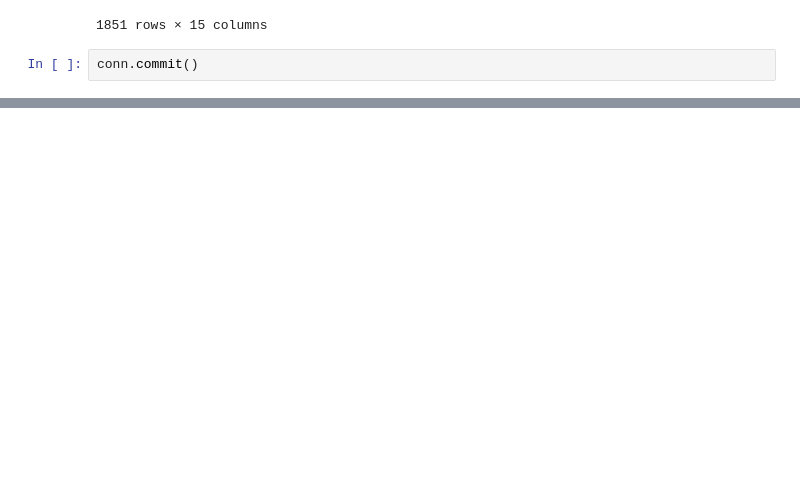
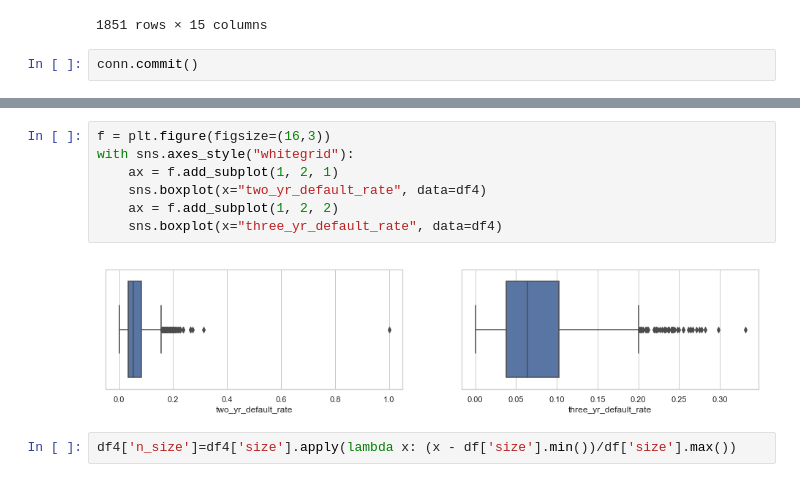
Before and after one commit to thomsu/College_Scorecard, a Jupyter notebook: Untitled.ipynb, the cells around one changed output, grey strips where cells are left out. Cells and saved outputs as stored; diff of their text form; blank space fills up the shorter version.

```diff
--- a/Untitled.ipynb
+++ b/Untitled.ipynb
@@ -368,0 +393,11 @@ conn.commit()
+# %%
+f = plt.figure(figsize=(16,3))
+with sns.axes_style("whitegrid"):
+    ax = f.add_subplot(1, 2, 1)
+    sns.boxplot(x="two_yr_default_rate", data=df4)
+    ax = f.add_subplot(1, 2, 2)
+    sns.boxplot(x="three_yr_default_rate", data=df4)
+# %% [output]
+[figure, added]
+# %%
+df4['n_size']=df4['size'].apply(lambda x: (x - df['size'].min())/df['size'].max())
```
Also changed, not shown: parts of 40 cells of this notebook.
